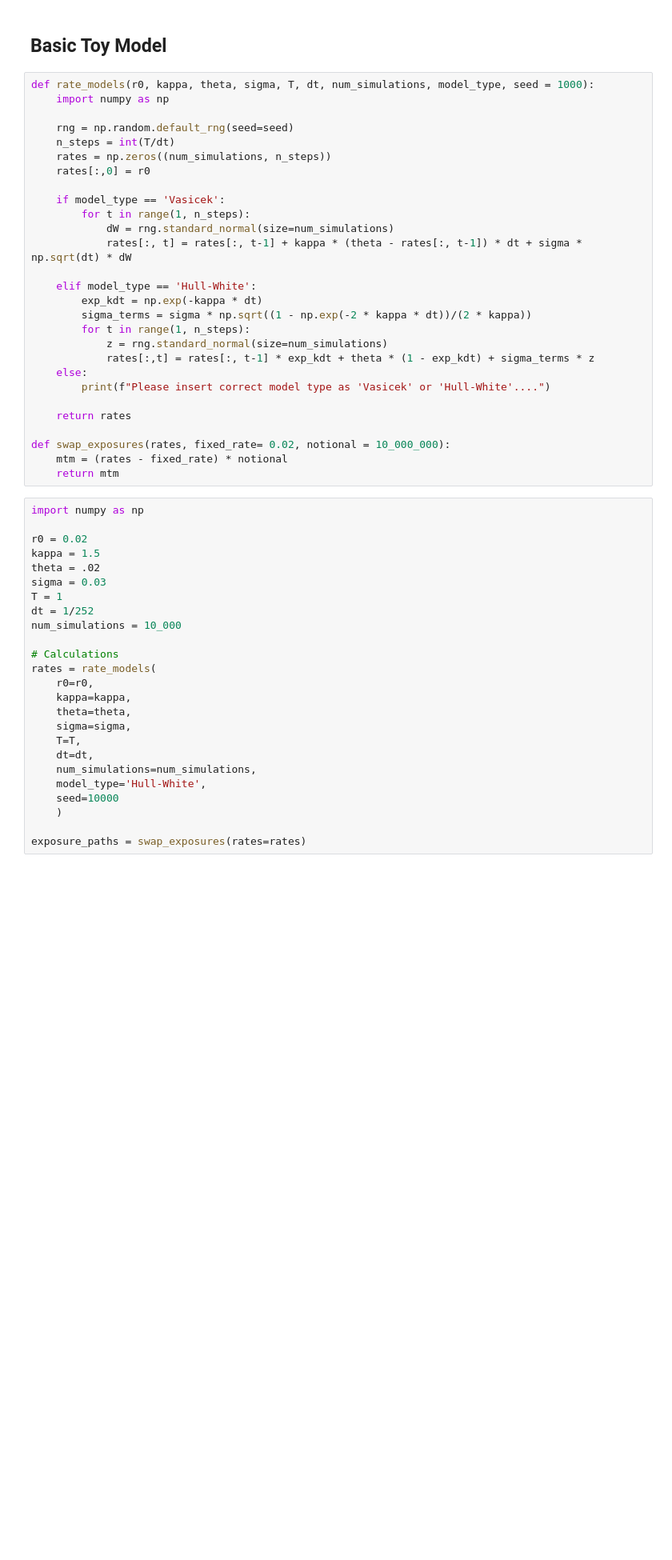
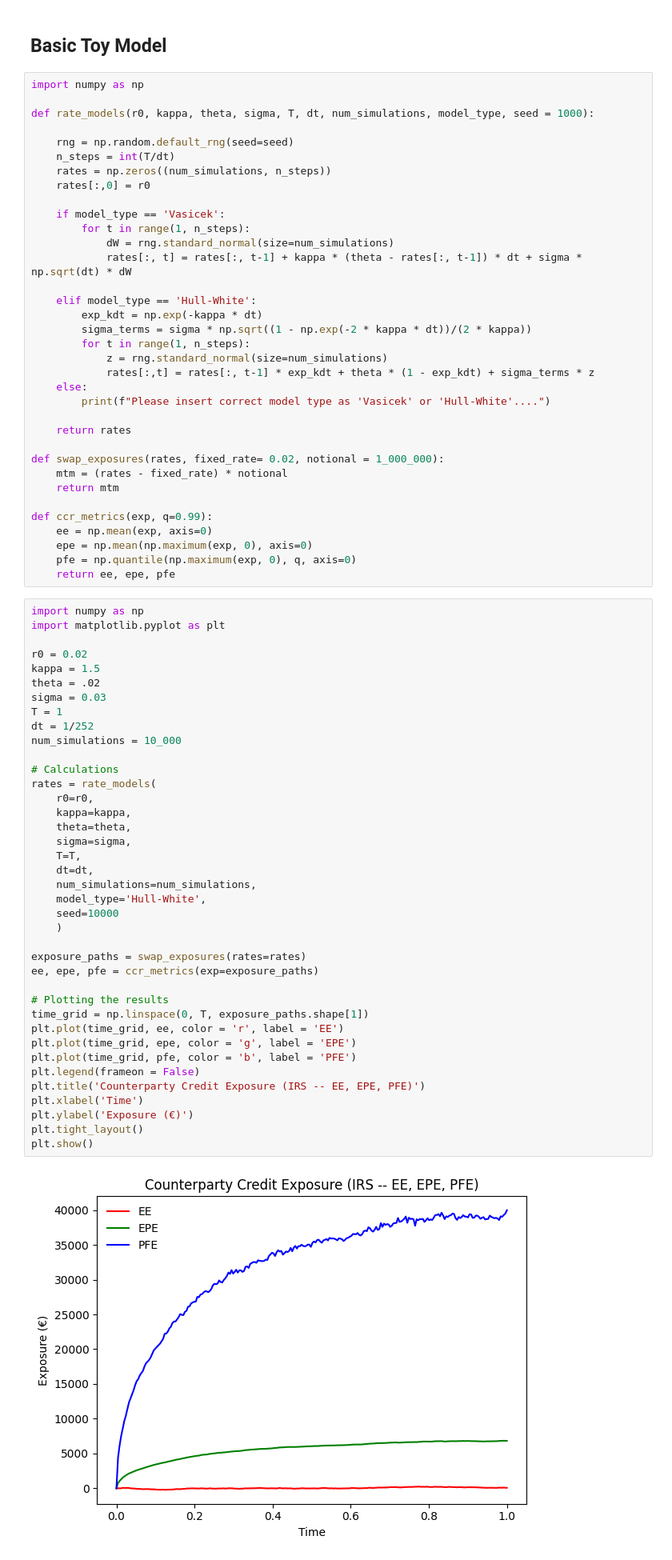
Before and after one commit to Mostafa-MMK/CreditRiskModels, a Jupyter notebook: 02_counterparty_credit_risk.ipynb, the cells around one changed output. Shown at 80% size. Cells and saved outputs as stored; diff of their text form; blank space fills up the shorter version.

```diff
--- a/02_counterparty_credit_risk.ipynb
+++ b/02_counterparty_credit_risk.ipynb
@@ -3,8 +3,9 @@
 # %% [markdown]
 ## Basic Toy Model
 # %%
+import numpy as np
+
 def rate_models(r0, kappa, theta, sigma, T, dt, num_simulations, model_type, seed = 1000):
-    import numpy as np
 
     rng = np.random.default_rng(seed=seed)
     n_steps = int(T/dt)
@@ -27,31 +28,53 @@ def rate_models(r0, kappa, theta, sigma, T, dt, num_simulations, model_type, see
 
     return rates
 
-def swap_exposures(rates, fixed_rate= 0.02, notional = 10_000_000):
+def swap_exposures(rates, fixed_rate= 0.02, notional = 1_000_000):
     mtm = (rates - fixed_rate) * notional
     return mtm
+
+def ccr_metrics(exp, q=0.99):
+    ee = np.mean(exp, axis=0)
+    epe = np.mean(np.maximum(exp, 0), axis=0)
+    pfe = np.quantile(np.maximum(exp, 0), q, axis=0)
+    return ee, epe, pfe
 # %%
 import numpy as np
+import matplotlib.pyplot as plt
 
 r0 = 0.02
 kappa = 1.5
 theta = .02
 sigma = 0.03
 T = 1
 dt = 1/252
 num_simulations = 10_000
 
 # Calculations
 rates = rate_models(
     r0=r0,
     kappa=kappa,
     theta=theta,
     sigma=sigma,
     T=T,
     dt=dt,
     num_simulations=num_simulations,
     model_type='Hull-White',
     seed=10000
     )
 
 exposure_paths = swap_exposures(rates=rates)
+ee, epe, pfe = ccr_metrics(exp=exposure_paths)
+
+# Plotting the results
+time_grid = np.linspace(0, T, exposure_paths.shape[1])
+plt.plot(time_grid, ee, color = 'r', label = 'EE')
+plt.plot(time_grid, epe, color = 'g', label = 'EPE')
+plt.plot(time_grid, pfe, color = 'b', label = 'PFE')
+plt.legend(frameon = False)
+plt.title('Counterparty Credit Exposure (IRS -- EE, EPE, PFE)')
+plt.xlabel('Time')
+plt.ylabel('Exposure (€)')
+plt.tight_layout()
+plt.show()
+# %% [output]
+[figure, added]
```
